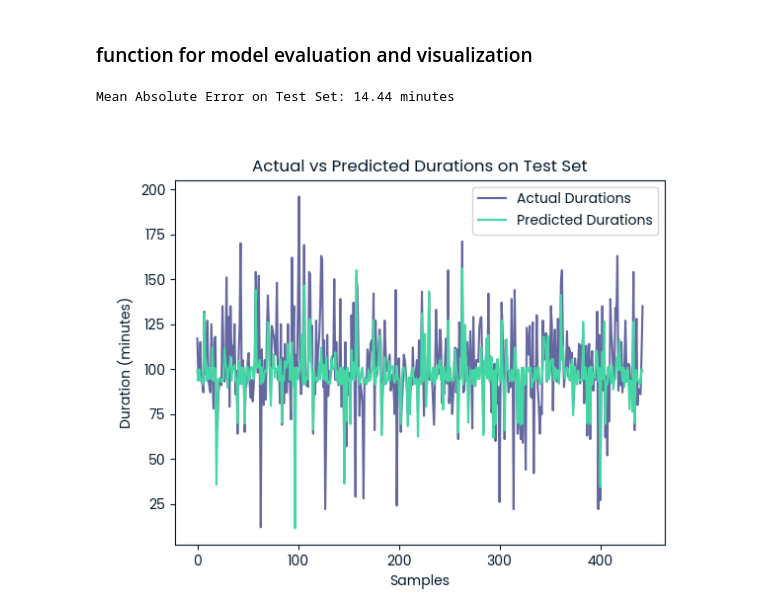
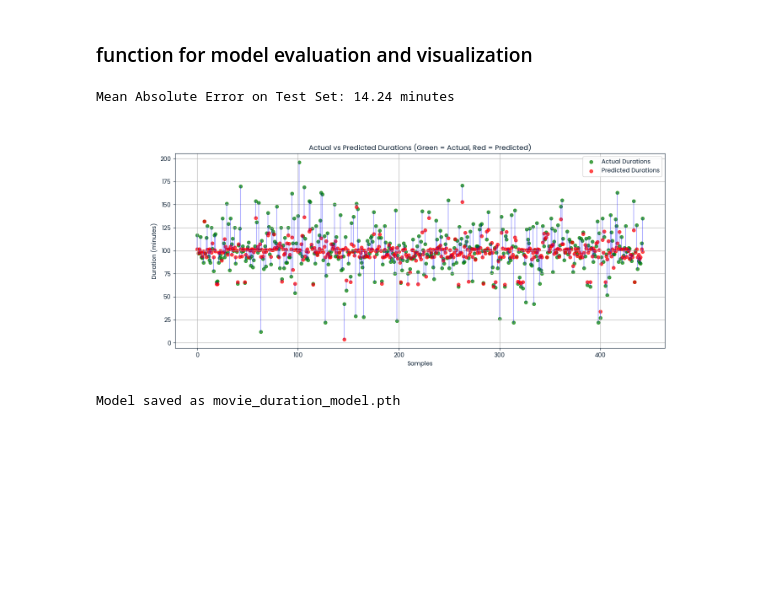
Before and after one commit to ShahinVI/netflix-eda-and-movie-duration-prediction-PyTorch, a Jupyter notebook: notebook.ipynb, the cells around one changed output. Drawn from its saved outputs; the diff is of its cells as text; code cells hidden in the pictures; blank space fills up the shorter version.

Commit message:
add model weights and updated code

```diff
--- a/notebook.ipynb
+++ b/notebook.ipynb
@@ -567,6 +567,6 @@ def train_model_with_live_plot(model, train_loader, valid_loader, criterion, opt
 ### Initiate training
 # %%
 model, train_losses, valid_losses = train_model_with_live_plot(
-    model, train_loader, valid_loader, criterion, optimizer, num_epochs=400
+    model, train_loader, valid_loader, criterion, optimizer, num_epochs=200
 )
 # %% [output]
@@ -592,7 +592,12 @@ Training complete. Best Validation Loss: 466.0035 at epoch 143
 # %% [markdown]
 ### function for model evaluation and visualization
 # %%
-def evaluate_model_with_test_plot(model, test_loader):
+import numpy as np
+import matplotlib.pyplot as plt
+import torch
+from sklearn.metrics import mean_absolute_error
+
+def evaluate_model_with_lines(model, test_loader):
     model.eval()
     predictions = []
     actuals = []
@@ -606,18 +611,36 @@ def evaluate_model_with_test_plot(model, test_loader):
     mae = mean_absolute_error(actuals, predictions)
     print(f'Mean Absolute Error on Test Set: {mae:.2f} minutes')
 
-    # Plot test results
-    plt.figure()
-    plt.plot(actuals, label='Actual Durations')
-    plt.plot(predictions, label='Predicted Durations')
+    # Convert to numpy arrays for easier manipulation
+    actuals = np.array(actuals)
+    predictions = np.array(predictions)
+
+    # Create a wider plot
+    plt.figure(figsize=(15, 6))  # Adjusting the width of the figure for a wider display
+
+    # Plot green dots for actual values and red dots for predicted values
+    plt.scatter(range(len(actuals)), actuals, color='green', label='Actual Durations', s=30, alpha=0.7)
+    plt.scatter(range(len(actuals)), predictions, color='red', label='Predicted Durations', s=30, alpha=0.7)
+
+    # Draw lines connecting the actual and predicted values
+    for i in range(len(actuals)):
+        plt.plot([i, i], [actuals[i], predictions[i]], color='blue', alpha=0.3)  # Connecting lines (light blue)
+
     plt.xlabel('Samples')
     plt.ylabel('Duration (minutes)')
-    plt.title('Actual vs Predicted Durations on Test Set')
+    plt.title('Actual vs Predicted Durations (Green = Actual, Red = Predicted)')
     plt.legend()
+    plt.grid(True)
     plt.show()
 # %%
 # Evaluate the model on the test set
-evaluate_model_with_test_plot(model, test_loader)
+evaluate_model_with_lines(model, test_loader)
 # %% [output]
-Mean Absolute Error on Test Set: 14.44 minutes
+Mean Absolute Error on Test Set: 14.24 minutes
-[figure, old version]
+[figure, new version]
+# %%
+# Save the model's state dictionary
+torch.save(model.state_dict(), 'movie_duration_model.pth')
+print('Model saved as movie_duration_model.pth')
+# %% [output]
+Model saved as movie_duration_model.pth
```
Also changed, not shown: parts of 1 cell of this notebook, 1 other file.
